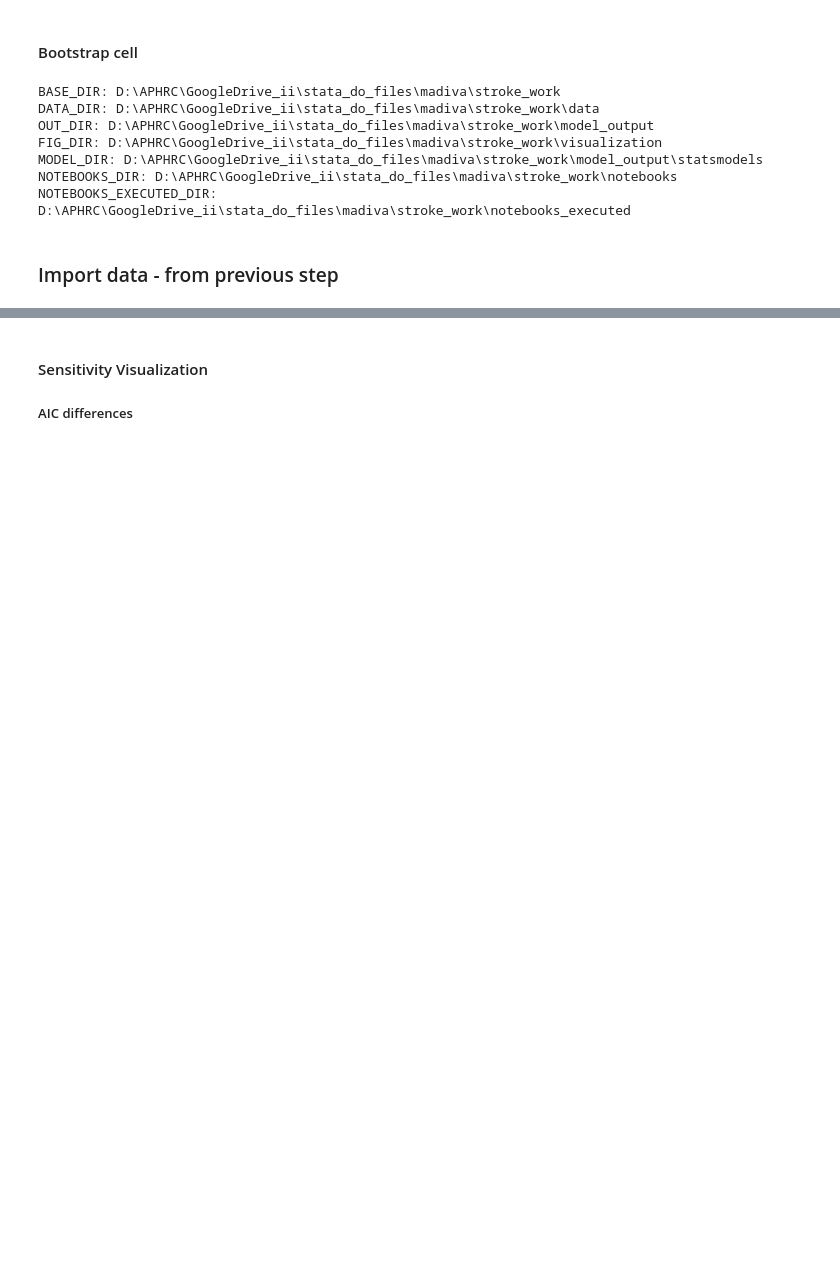
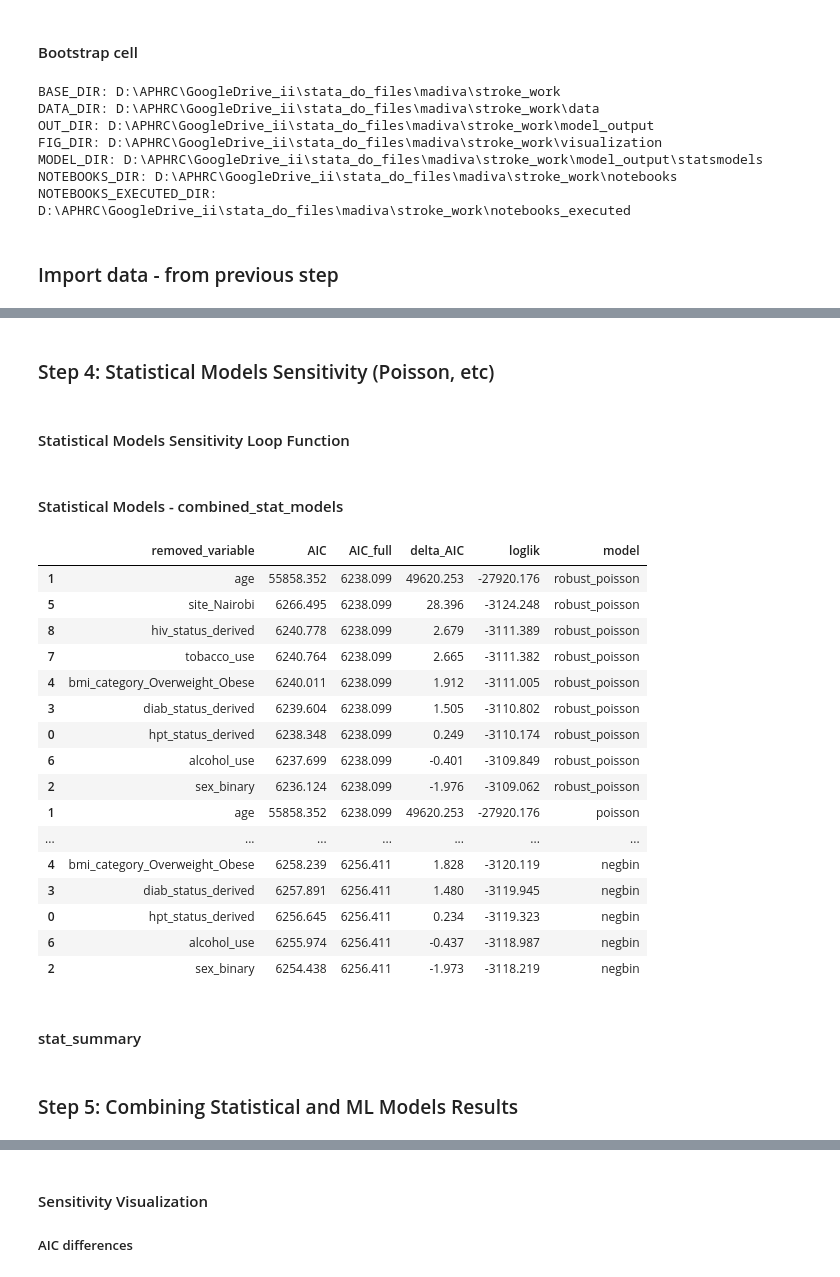
Before and after one commit to dmainagithub/stroke-work, a Jupyter notebook: notebooks/07_sensitivity_analysis_iii.ipynb, the cells around one changed output, grey strips where cells are left out. Cells and saved outputs as stored; diff of their text form; code cells hidden in the pictures; blank space fills up the shorter version.

```diff
--- a/notebooks/07_sensitivity_analysis_iii.ipynb
+++ b/notebooks/07_sensitivity_analysis_iii.ipynb
@@ -112,0 +133,6 @@ X_full = sm.add_constant(X)
+# %%
+from sklearn.model_selection import train_test_split
+
+X_train, X_test, y_train, y_test = train_test_split(
+    X, y, test_size=0.3, random_state=42, stratify=y
+)
@@ -115,19 +172,0 @@ X_full = sm.add_constant(X)
-# %%
-results = []
-
-for var in COVARIATES:
-
-    covs = [v for v in COVARIATES if v != var]
-    X_sens = sm.add_constant(X[covs])
-
-    model = sm.GLM(y, X_sens, family=sm.families.Poisson()).fit()
-
-    results.append({
-        "removed_variable": var,
-        "AIC": model.aic,
-        "BIC": model.bic,
-        "loglik": model.llf
-    })
-
-sens_df = pd.DataFrame(results)
-sens_df.sort_values("AIC")
@@ -171,7 +172,0 @@ sens_df.head(10)
-# %%
-print(model_pois.aic)
-AIC_full = model_pois.aic
-sens = sens_df.copy()
-sens["delta_AIC"] = sens["AIC"] - AIC_full
-sens_sorted = sens.sort_values("delta_AIC", ascending=False)
-sens_sorted
@@ -190,0 +266,4 @@ sens_sorted
+# %% [markdown]
+### Step 4: Statistical Models Sensitivity (Poisson, etc)
+# %% [markdown]
+#### Statistical Models Sensitivity Loop Function
@@ -190,0 +320,2 @@ sens_sorted
+# %% [markdown]
+#### Statistical Models - combined_stat_models
@@ -190,0 +328,26 @@ sens_sorted
+# %%
+# This is just for debugging
+combined_stat_models = combined_stat_models.sort_values(
+    ["model", "delta_AIC"], ascending=False
+)
+combined_stat_models
+# %% [output]
+|  | removed_variable | AIC | AIC_full | delta_AIC | loglik | model |
+| 1 | age | 55858.352 | 6238.099 | 49620.253 | -27920.176 | robust_poisson |
+| 5 | site_Nairobi | 6266.495 | 6238.099 | 28.396 | -3124.248 | robust_poisson |
+| 8 | hiv_status_derived | 6240.778 | 6238.099 | 2.679 | -3111.389 | robust_poisson |
+| 7 | tobacco_use | 6240.764 | 6238.099 | 2.665 | -3111.382 | robust_poisson |
+| 4 | bmi_category_Overweight_Obese | 6240.011 | 6238.099 | 1.912 | -3111.005 | robust_poisson |
+| 3 | diab_status_derived | 6239.604 | 6238.099 | 1.505 | -3110.802 | robust_poisson |
+| 0 | hpt_status_derived | 6238.348 | 6238.099 | 0.249 | -3110.174 | robust_poisson |
+| 6 | alcohol_use | 6237.699 | 6238.099 | -0.401 | -3109.849 | robust_poisson |
+| 2 | sex_binary | 6236.124 | 6238.099 | -1.976 | -3109.062 | robust_poisson |
+| 1 | age | 55858.352 | 6238.099 | 49620.253 | -27920.176 | poisson |
+| ... | ... | ... | ... | ... | ... | ... |
+| 4 | bmi_category_Overweight_Obese | 6258.239 | 6256.411 | 1.828 | -3120.119 | negbin |
+| 3 | diab_status_derived | 6257.891 | 6256.411 | 1.480 | -3119.945 | negbin |
+| 0 | hpt_status_derived | 6256.645 | 6256.411 | 0.234 | -3119.323 | negbin |
+| 6 | alcohol_use | 6255.974 | 6256.411 | -0.437 | -3118.987 | negbin |
+| 2 | sex_binary | 6254.438 | 6256.411 | -1.973 | -3118.219 | negbin |
+# %% [markdown]
+#### stat_summary
@@ -190,0 +362,2 @@ sens_sorted
+# %% [markdown]
+### Step 5: Combining Statistical and ML Models Results
```
Also changed, not shown: parts of 45 cells of this notebook, 2 other files.
